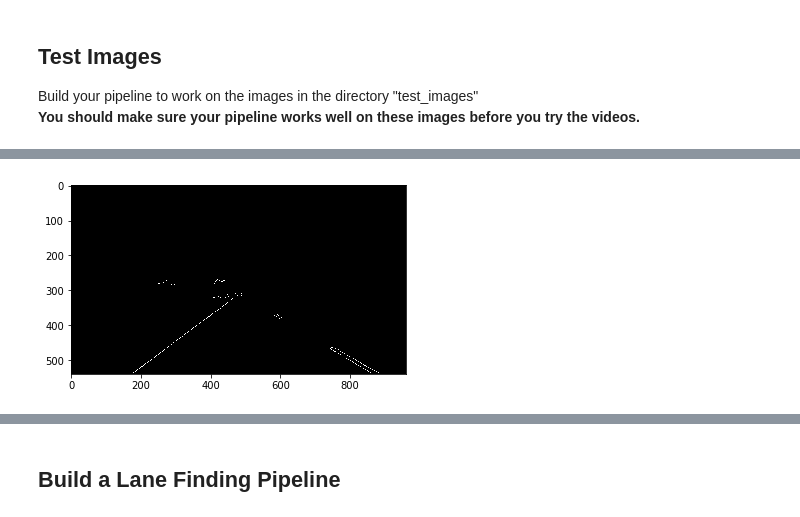
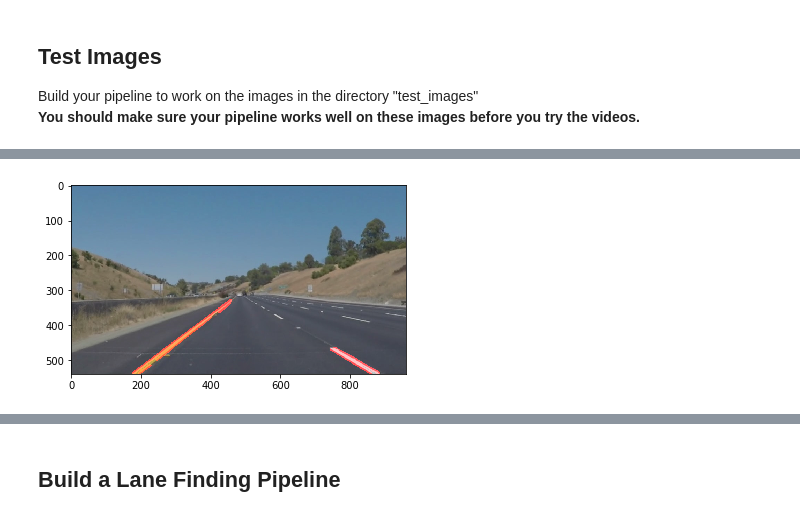
Before and after one commit to sunemily/self-driving-car-udacity, a Jupyter notebook: P1-LaneLines/P1-LaneLines.ipynb, the cells around one changed output, grey strips where cells are left out. Drawn from its saved outputs; the diff is of its cells as text; code cells hidden in the pictures.

Commit message:
basic hough lines

```diff
--- a/P1-LaneLines/P1-LaneLines.ipynb
+++ b/P1-LaneLines/P1-LaneLines.ipynb
@@ -233,36 +233,93 @@ def region_of_interest(img, vertices):
     return masked_image
 
 
+def draw_lines(img, lines, color=[255, 0, 0], thickness=8):
+    """
+    NOTE: this is the function you might want to use as a starting point once you want to
+    average/extrapolate the line segments you detect to map out the full
+    extent of the lane (going from the result shown in raw-lines-example.mp4
+    to that shown in P1_example.mp4).
+
+    Think about things like separating line segments by their
+    slope ((y2-y1)/(x2-x1)) to decide which segments are part of the left
+    line vs. the right line.  Then, you can average the position of each of
+    the lines and extrapolate to the top and bottom of the lane.
+
+    This function draws `lines` with `color` and `thickness`.
+    Lines are drawn on the image inplace (mutates the image).
+    If you want to make the lines semi-transparent, think about combining
+    this function with the weighted_img() function below
+    """
+    for line in lines:
+        for x1,y1,x2,y2 in line:
+
+            # Don't draw lines for slopes that are close to horizontal
+            m = (y2-y1)/(x2-x1)
+            if (abs(m) >= 0.3):
+                cv2.line(img, (x1, y1), (x2, y2), color, thickness)
+
+def hough_lines(img, rho, theta, threshold, min_line_len, max_line_gap):
+    """
+    `img` should be the output of a Canny transform.
+
+    Returns an image with hough lines drawn.
+    """
+    lines = cv2.HoughLinesP(img, rho, theta, threshold, np.array([]), minLineLength=min_line_len, maxLineGap=max_line_gap)
+    line_img = np.zeros((img.shape[0], img.shape[1], 3), dtype=np.uint8)
+    draw_lines(line_img, lines)
+    return line_img
+
+def weighted_img(img, initial_img, α=0.8, β=1., λ=0.):
+    """
+    `img` is the output of the hough_lines(), An image with lines drawn on it.
+    Should be a blank image (all black) with lines drawn on it.
+
+    `initial_img` should be the image before any processing.
+
+    The result image is computed as follows:
+
+    initial_img * α + img * β + λ
+    NOTE: initial_img and img must be the same shape!
+    """
+    return cv2.addWeighted(initial_img, α, img, β, λ)
 
 
+'''
+
+===== Lane line function =======
+
+'''
 def lane_lines(image):
-    low_t = 50
-    high_t = 150
+    low_t = 80
+    high_t = 160
 
     img = cv2.imread(test_images + image, cv2.IMREAD_UNCHANGED)
 
+    # image filtering
     gray = grayscale(img)
-    noise_remove = gaussian_blur(gray, 13)
-
+    noise_remove = gaussian_blur(gray, 11)
     cany = canny(noise_remove, low_t, high_t)
-    #plt.figure()
-    #plt.imshow(cany, cmap='gray')
 
     img_height = cany.shape[0]
     img_width = cany.shape[1]
 
-    vertices = np.array([[[0,img_height/2],[img_width, img_height/2],[img_width, img_height],[0, img_height]]], dtype=np.int32)
+    # trapezoid mask
+    vertices = np.array([[[0,img_height],[img_width*0.4, img_height/2],[img_width*0.6, img_height/2],[img_width, img_height]]], dtype=np.int32)
+    mask = region_of_interest(cany, vertices)
 
-    mask = region_of_interest(cany, vertices)
+    # Hough lines
+    hough = hough_lines(mask, 4, np.pi/270, 10, 30, 10)
+
+    # Overlay lines onto raw image
+    overlay = weighted_img(hough, cv2.cvtColor(img, cv2.COLOR_BGR2RGB))
     plt.figure()
-    plt.imshow(mask, cmap='gray')
+    plt.imshow(overlay)
 
 def iter_img(test_images):
     for image in os.listdir(test_images):
-        print(image)
         lane_lines(image)
 
+
+
 iter_img(test_images)
-
-#lane_lines('solidWhiteRight.jpg')
 # %% [output]
@@ -277 +328 @@ solidWhiteRight.jpg
-[figure, old version]
+[figure, new version]
```
Also changed, not shown: parts of 1 cell of this notebook.
